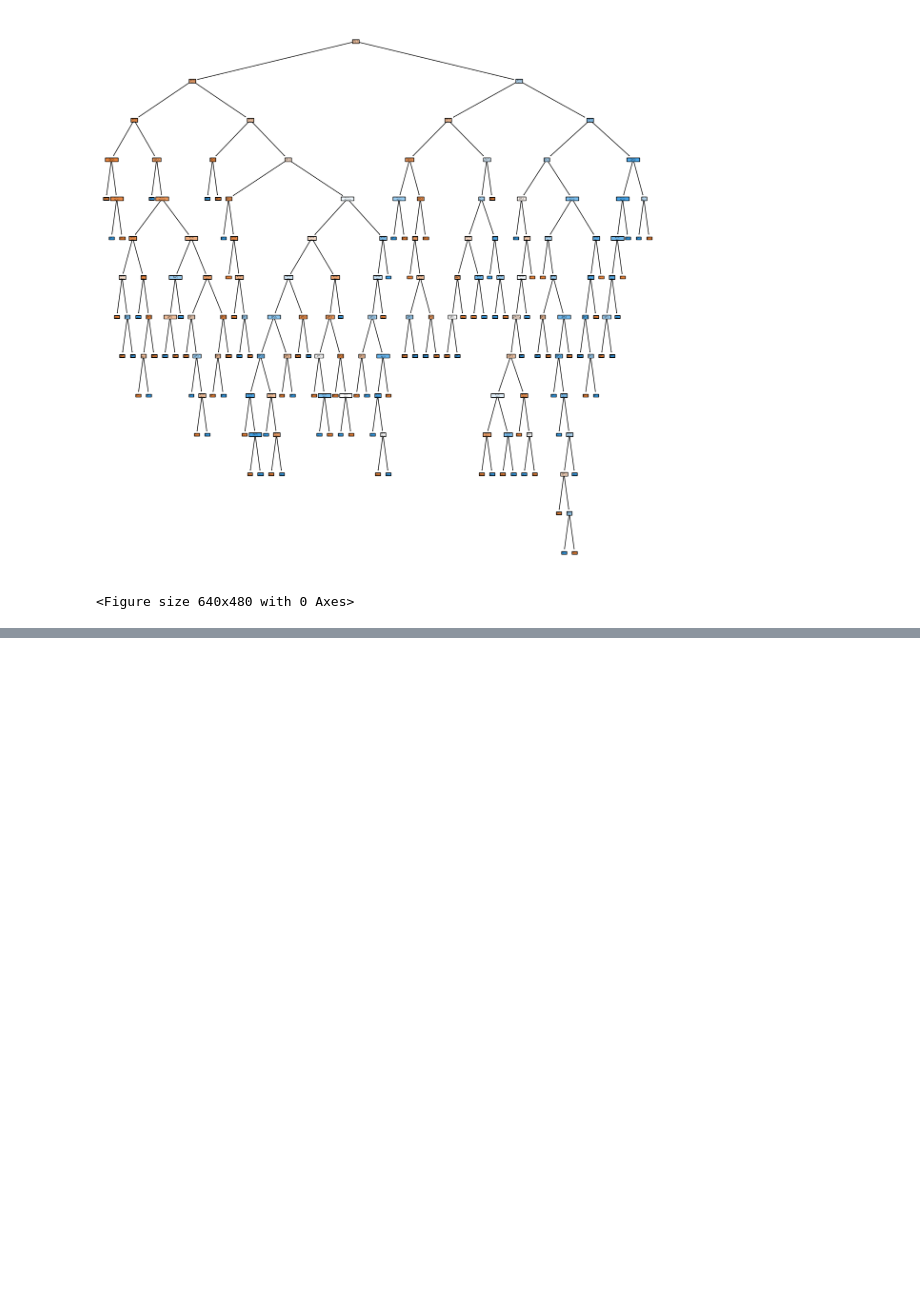
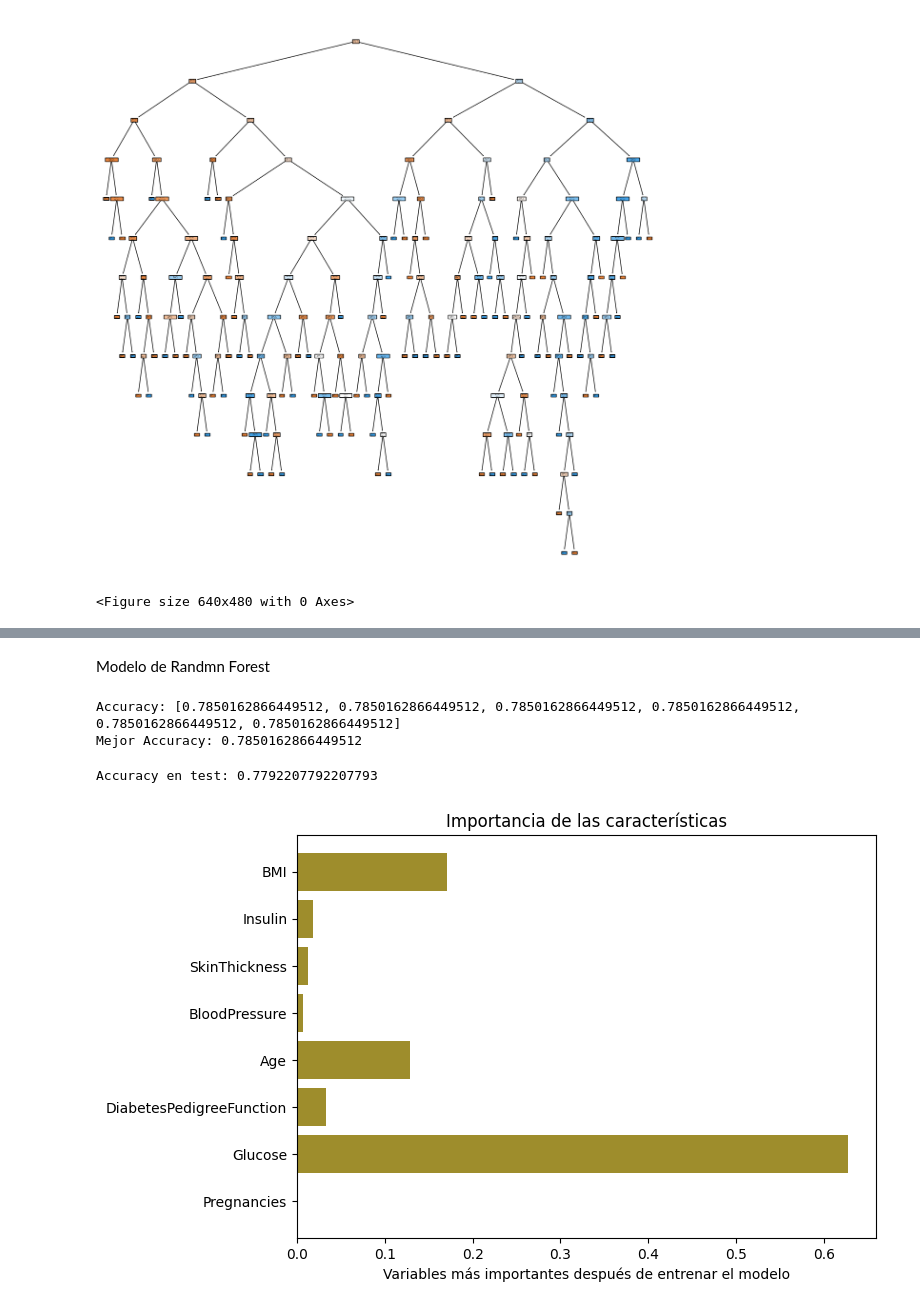
Before and after one commit to 4GeeksAcademy/Tulio-Gimenez-Tutorial-del-Proyecto-Arbol-de-Decision, a Jupyter notebook: src/explore.ipynb, the cells around one changed output, grey strips where cells are left out. Drawn from its saved outputs; the diff is of its cells as text; code cells hidden in the pictures; blank space fills up the shorter version.

```diff
--- a/src/explore.ipynb
+++ b/src/explore.ipynb
@@ -554,0 +577,76 @@ plt.savefig("../models/arbol_decision.png", dpi=300, bbox_inches="tight")
+# %% [markdown]
+Modelo de Randmn Forest
+# %%
+from sklearn.ensemble import RandomForestClassifier
+from sklearn.metrics import accuracy_score
+
+accuracy_results = []
+
+for dataset in [
+    X_train_con_outliers,
+    X_train_sin_outliers,
+    X_train_con_outliers_norm,
+    X_train_sin_outliers_norm,
+    X_train_con_outliers_scal,
+    X_train_sin_outliers_scal,
+
+]:
+    model = RandomForestClassifier(
+    n_estimators=10,
+    criterion='gini',
+    max_depth=3,
+    min_samples_split=5,
+    min_samples_leaf=5,
+    min_weight_fraction_leaf=0.0,
+    max_features=None,
+    max_leaf_nodes=None,
+    min_impurity_decrease=0.0,
+    bootstrap=True,
+    n_jobs=9,
+    random_state=42,
+)
+    model.fit(dataset, y_train)
+    y_pred = model.predict(dataset)
+    accuracy = accuracy_score(y_train, y_pred)
+    accuracy_results.append(accuracy_score(y_train, y_pred))
+
+print("Accuracy:", accuracy_results)
+print("Mejor Accuracy:", max(accuracy_results))
+# %% [output]
+Accuracy: [0.7850162866449512, 0.7850162866449512, 0.7850162866449512, 0.7850162866449512, 0.7850162866449512, 0.7850162866449512]
+Mejor Accuracy: 0.7850162866449512
+# %%
+model = RandomForestClassifier(
+    n_estimators=10,
+    criterion='gini',
+    max_depth=3,
+    min_samples_split=5,
+    min_samples_leaf=5,
+    min_weight_fraction_leaf=0.0,
+    max_features=None,
+    max_leaf_nodes=None,
+    min_impurity_decrease=0.0,
+    bootstrap=True,
+    n_jobs=8,
+    random_state=42,
+)
+model.fit(X_train_con_outliers, y_train)
+y_pred_test = model.predict(X_test_con_outliers)
+
+accuracy = accuracy_score(y_test, y_pred_test)
+print("Accuracy en test:", accuracy)
+# %% [output]
+Accuracy en test: 0.7792207792207793
+# %%
+importances = model.feature_importances_
+features = X_train_con_outliers.columns
+
+# Visualizarlas
+plt.figure(figsize=(8, 5))
+plt.barh(features, importances, color="#9E8D2C")
+plt.xlabel("Variables más importantes después de entrenar el modelo")
+plt.title("Importancia de las características")
+plt.tight_layout()
+plt.show()
+# %% [output]
+[figure, added]
```
Also changed, not shown: parts of 10 cells of this notebook, 16 other files.
